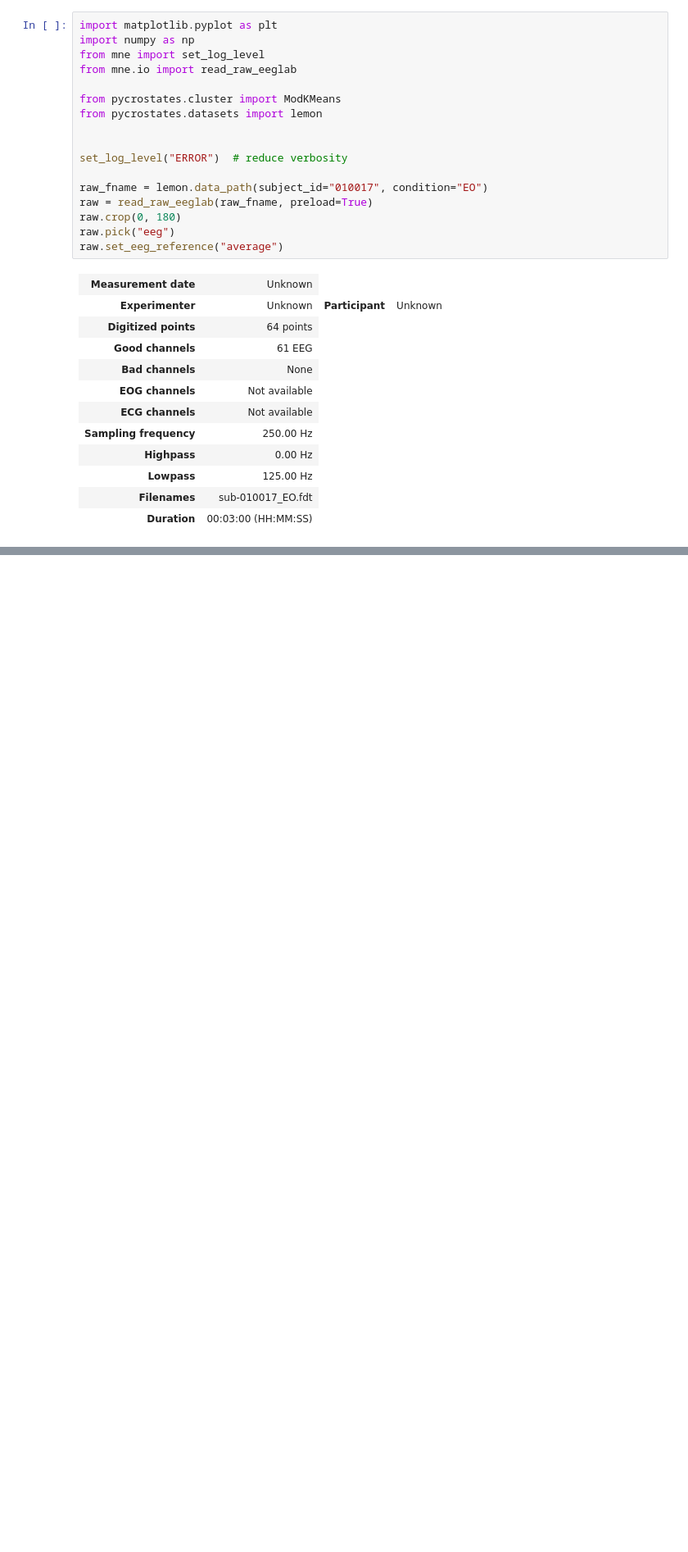
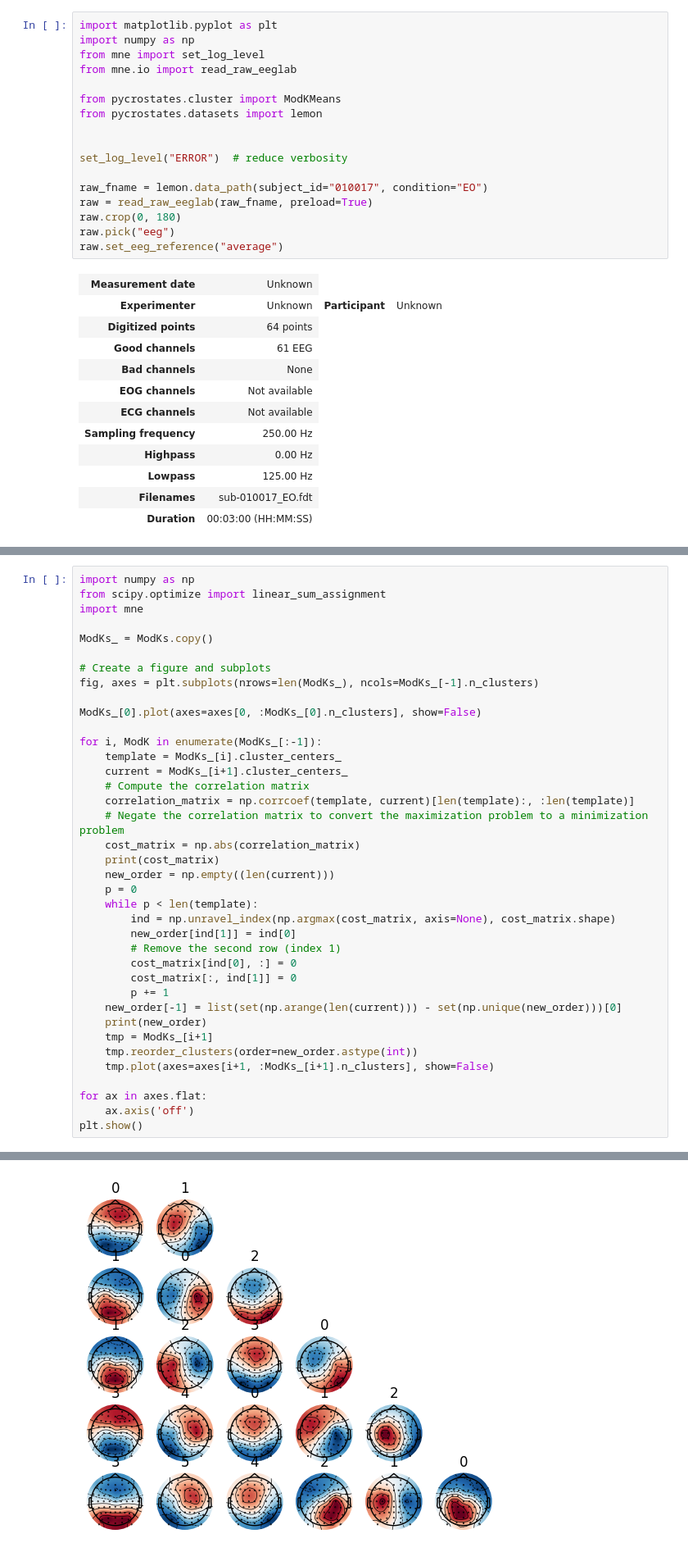
Before and after one commit to repro-school/pycrostates-report, a Jupyter notebook: UMAP.ipynb, the cells around one changed output, grey strips where cells are left out. Shown at 82% size. Cells and saved outputs as stored; diff of their text form; blank space fills up the shorter version.

```diff
--- a/UMAP.ipynb
+++ b/UMAP.ipynb
@@ -52,0 +141,39 @@ for k, n_clusters in enumerate(cluster_numbers):
+# %%
+import numpy as np
+from scipy.optimize import linear_sum_assignment
+import mne
+
+ModKs_ = ModKs.copy()
+
+# Create a figure and subplots
+fig, axes = plt.subplots(nrows=len(ModKs_), ncols=ModKs_[-1].n_clusters)
+
+ModKs_[0].plot(axes=axes[0, :ModKs_[0].n_clusters], show=False)
+
+for i, ModK in enumerate(ModKs_[:-1]):
+    template = ModKs_[i].cluster_centers_
+    current = ModKs_[i+1].cluster_centers_
+    # Compute the correlation matrix
+    correlation_matrix = np.corrcoef(template, current)[len(template):, :len(template)]
+    # Negate the correlation matrix to convert the maximization problem to a minimization problem
+    cost_matrix = np.abs(correlation_matrix)
+    print(cost_matrix)
+    new_order = np.empty((len(current)))
+    p = 0
+    while p < len(template):
+        ind = np.unravel_index(np.argmax(cost_matrix, axis=None), cost_matrix.shape)
+        new_order[ind[1]] = ind[0]
+        # Remove the second row (index 1)
+        cost_matrix[ind[0], :] = 0
+        cost_matrix[:, ind[1]] = 0
+        p += 1
+    new_order[-1] = list(set(np.arange(len(current))) - set(np.unique(new_order)))[0]
+    print(new_order)
+    tmp = ModKs_[i+1]
+    tmp.reorder_clusters(order=new_order.astype(int))
+    tmp.plot(axes=axes[i+1, :ModKs_[i+1].n_clusters], show=False)
+
+for ax in axes.flat:
+    ax.axis('off')
+plt.show()
+# %% [output]
@@ -52,0 +197 @@ for k, n_clusters in enumerate(cluster_numbers):
+[figure, added]
```
Also changed, not shown: parts of 10 cells of this notebook.
